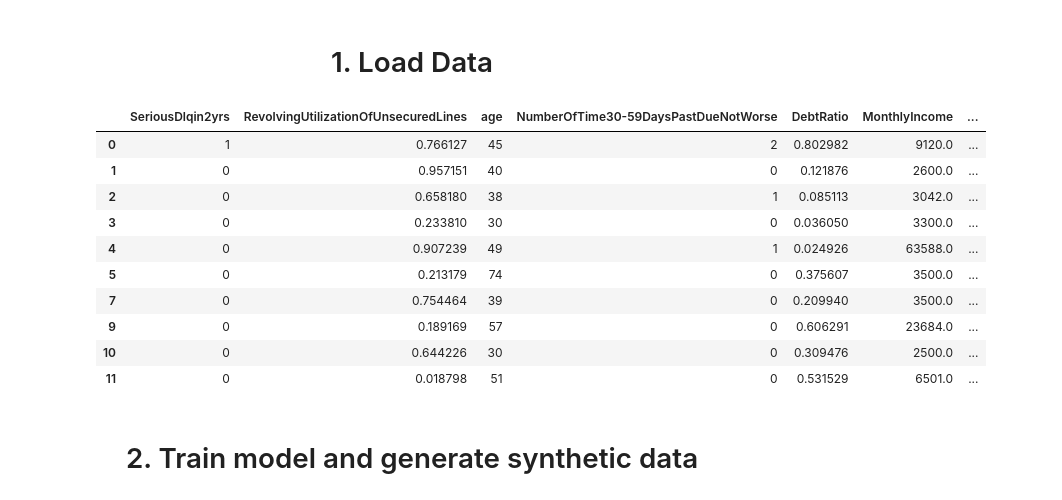
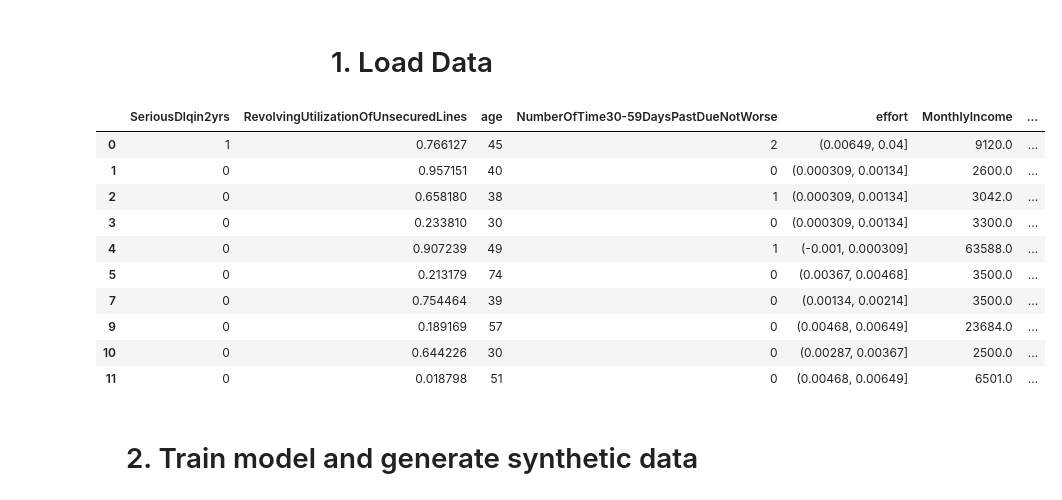
Before and after one commit to synthesized-io/insight, a Jupyter notebook: examples/master_notebook.ipynb, the cells around one changed output. Drawn from its saved outputs; the diff is of its cells as text; code cells hidden in the pictures.

```diff
--- a/examples/master_notebook.ipynb
+++ b/examples/master_notebook.ipynb
@@ -49,21 +49,21 @@ os.chdir(os.path.split(workbookDir)[0])
 %autoreload 2
 %matplotlib inline
 # %%
-from loaders import credit
-data = credit.load_data()
+from loaders import james_with_categoricals
+data = james_with_categoricals.load_data()
 data.head(10)
 # %% [output]
-|  | SeriousDlqin2yrs | RevolvingUtilizationOfUnsecuredLines | age | NumberOfTime30-59DaysPastDueNotWorse | DebtRatio | MonthlyIncome | ... |
-| 0 | 1 | 0.766127 | 45 | 2 | 0.802982 | 9120.0 | ... |
-| 1 | 0 | 0.957151 | 40 | 0 | 0.121876 | 2600.0 | ... |
-| 2 | 0 | 0.658180 | 38 | 1 | 0.085113 | 3042.0 | ... |
-| 3 | 0 | 0.233810 | 30 | 0 | 0.036050 | 3300.0 | ... |
-| 4 | 0 | 0.907239 | 49 | 1 | 0.024926 | 63588.0 | ... |
-| 5 | 0 | 0.213179 | 74 | 0 | 0.375607 | 3500.0 | ... |
-| 7 | 0 | 0.754464 | 39 | 0 | 0.209940 | 3500.0 | ... |
-| 9 | 0 | 0.189169 | 57 | 0 | 0.606291 | 23684.0 | ... |
-| 10 | 0 | 0.644226 | 30 | 0 | 0.309476 | 2500.0 | ... |
-| 11 | 0 | 0.018798 | 51 | 0 | 0.531529 | 6501.0 | ... |
+|  | SeriousDlqin2yrs | RevolvingUtilizationOfUnsecuredLines | age | NumberOfTime30-59DaysPastDueNotWorse | effort | MonthlyIncome | ... |
+| 0 | 1 | 0.766127 | 45 | 2 | (0.00649, 0.04] | 9120.0 | ... |
+| 1 | 0 | 0.957151 | 40 | 0 | (0.000309, 0.00134] | 2600.0 | ... |
+| 2 | 0 | 0.658180 | 38 | 1 | (0.000309, 0.00134] | 3042.0 | ... |
+| 3 | 0 | 0.233810 | 30 | 0 | (0.000309, 0.00134] | 3300.0 | ... |
+| 4 | 0 | 0.907239 | 49 | 1 | (-0.001, 0.000309] | 63588.0 | ... |
+| 5 | 0 | 0.213179 | 74 | 0 | (0.00367, 0.00468] | 3500.0 | ... |
+| 7 | 0 | 0.754464 | 39 | 0 | (0.00134, 0.00214] | 3500.0 | ... |
+| 9 | 0 | 0.189169 | 57 | 0 | (0.00468, 0.00649] | 23684.0 | ... |
+| 10 | 0 | 0.644226 | 30 | 0 | (0.00287, 0.00367] | 2500.0 | ... |
+| 11 | 0 | 0.018798 | 51 | 0 | (0.00468, 0.00649] | 6501.0 | ... |
 # %% [markdown]
 
 
```
Also changed, not shown: parts of 14 cells of this notebook, 3 other files.
